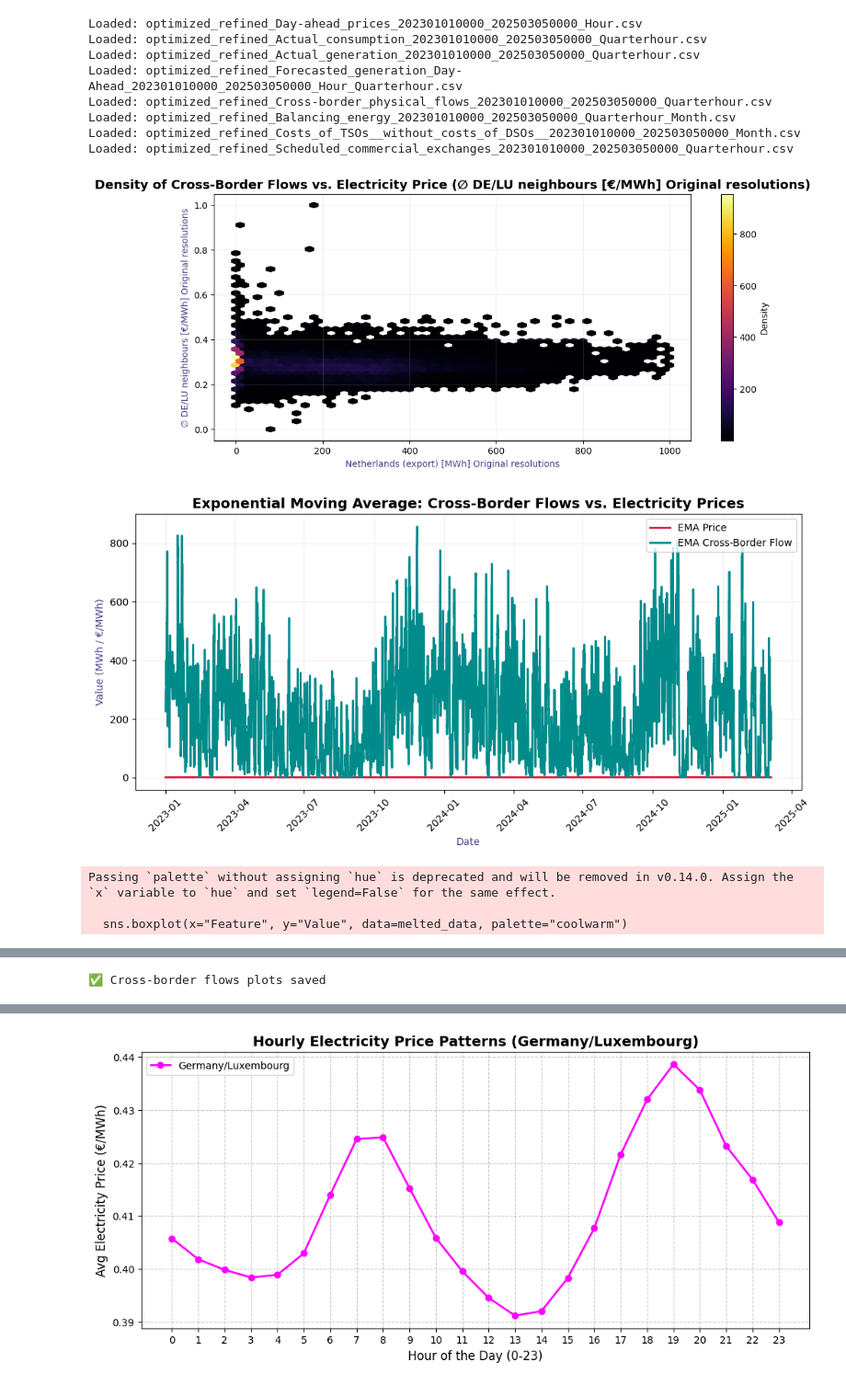
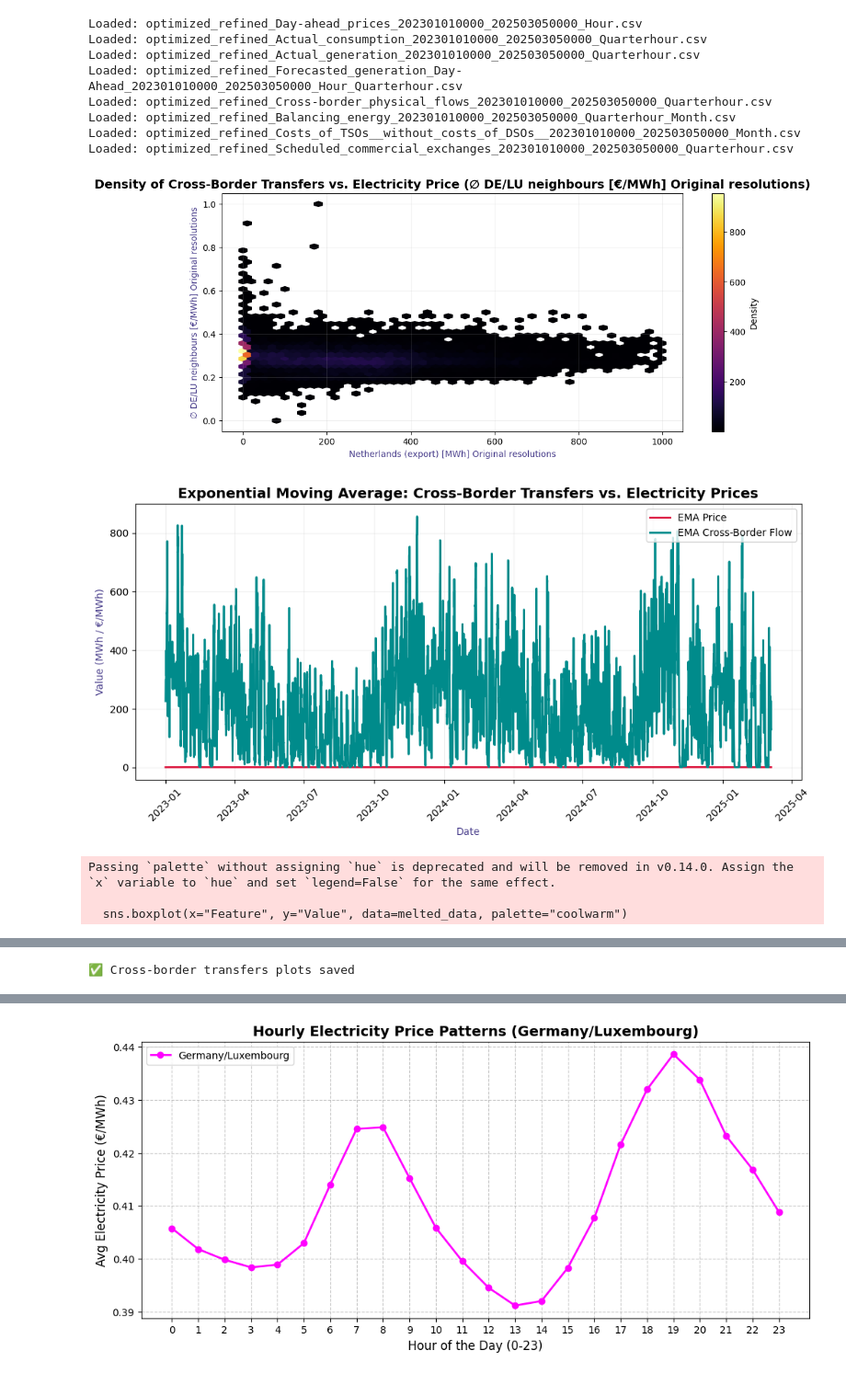
Before and after one commit to devxplorer1089/WattTheForecast, a Jupyter notebook: notebooks/exploratory_data_anaysis.ipynb, the cells around one changed output, grey strips where cells are left out. Shown at 92% size. Drawn from its saved outputs; the diff is of its cells as text; code cells hidden in the pictures.

```diff
--- a/notebooks/exploratory_data_anaysis.ipynb
+++ b/notebooks/exploratory_data_anaysis.ipynb
@@ -54,7 +54,7 @@ Loaded: optimized_refined_Balancing_energy_202301010000_202503050000_Quarterhour
 Loaded: optimized_refined_Costs_of_TSOs__without_costs_of_DSOs__202301010000_202503050000_Month.csv
 Loaded: optimized_refined_Scheduled_commercial_exchanges_202301010000_202503050000_Quarterhour.csv
 # %%
-### --- Cross-border flows vs price --- ###
+### --- Cross-border transfers vs price --- ###
 
 # Convert time column to datetime
 df_cross_border["Start date"] = pd.to_datetime(df_cross_border["Start date"], errors="coerce")
@@ -83,48 +83,48 @@ plt.hexbin(
 plt.colorbar(label="Density")
 plt.xlabel(selected_flow, color="#483D8B")
 plt.ylabel(selected_price, color="#483D8B")
-plt.title(f"Density of Cross-Border Flows vs. Electricity Price ({selected_price})", fontsize=14, fontweight="bold")
+plt.title(f"Density of Cross-Border Transfers vs. Electricity Price ({selected_price})", fontsize=14, fontweight="bold")
 plt.grid(alpha=0.2)
-plt.savefig(os.path.join(PLOTS_DIR, "cross_border_flows_vs_price_density.png"), dpi=300, bbox_inches="tight")
+plt.savefig(os.path.join(PLOTS_DIR, "cross_border_transfers_vs_price_density.png"), dpi=300, bbox_inches="tight")
 plt.show()
 plt.close()
 
 # 📌 **2️⃣ Exponential Moving Average (EMA) for Trends**
 df_combined["EMA_Price"] = df_combined[selected_price].ewm(span=12, adjust=False).mean()
 df_combined["EMA_Flow"] = df_combined[selected_flow].ewm(span=12, adjust=False).mean()
 
 plt.figure(figsize=(12, 5))
 plt.plot(df_combined["Start date"], df_combined["EMA_Price"], label="EMA Price", color="#DC143C", linewidth=2)
 plt.plot(df_combined["Start date"], df_combined["EMA_Flow"], label="EMA Cross-Border Flow", color="#008B8B", linewidth=2)
 
 plt.xlabel("Date", color="#483D8B")
 plt.ylabel("Value (MWh / €/MWh)", color="#483D8B")
-plt.title("Exponential Moving Average: Cross-Border Flows vs. Electricity Prices", fontsize=14, fontweight="bold")
+plt.title("Exponential Moving Average: Cross-Border Transfers vs. Electricity Prices", fontsize=14, fontweight="bold")
 plt.legend()
 plt.grid(alpha=0.2)
 plt.xticks(rotation=45)
-plt.savefig(os.path.join(PLOTS_DIR, "cross_border_flows_vs_price_ema.png"), dpi=300, bbox_inches="tight")
+plt.savefig(os.path.join(PLOTS_DIR, "cross_border_transfers_vs_price_ema.png"), dpi=300, bbox_inches="tight")
 plt.show()
 plt.close()
 
 # 📌 **3️⃣ Boxplot for Distribution Analysis**
 melted_data = df_combined.melt(id_vars=["Start date"], value_vars=price_cols + flow_cols, var_name="Feature", value_name="Value")
 
 plt.figure(figsize=(14, 6))
 sns.boxplot(x="Feature", y="Value", data=melted_data, palette="coolwarm")
 plt.xticks(rotation=45, ha="right")
 plt.xlabel("Electricity Market Features", color="#483D8B")
 plt.ylabel("Value Distribution", color="#483D8B")
-plt.title("Distribution of Prices and Cross-Border Flows", fontsize=14, fontweight="bold")
+plt.title("Distribution of Prices and Cross-Border Transfers", fontsize=14, fontweight="bold")
 plt.grid(alpha=0.2)
-plt.savefig(os.path.join(PLOTS_DIR, "cross_border_flows_vs_price_boxplot.png"), dpi=300, bbox_inches="tight")
+plt.savefig(os.path.join(PLOTS_DIR, "cross_border_transfers_vs_price_boxplot.png"), dpi=300, bbox_inches="tight")
 plt.show()
 plt.close()
 
-print("✅ Cross-border flows plots saved")
+print("✅ Cross-border transfers plots saved")
 # %% [output]
-[figure, old version]
+[figure, new version]
-[figure, old version]
+[figure, new version]
 Passing `palette` without assigning `hue` is deprecated and will be removed in v0.14.0. Assign the `x` variable to `hue` and set `legend=False` for the same effect.
 
   sns.boxplot(x="Feature", y="Value", data=melted_data, palette="coolwarm")
@@ -132,2 +132,2 @@ Passing `palette` without assigning `hue` is deprecated and will be removed in v
-✅ Cross-border flows plots saved
+✅ Cross-border transfers plots saved
 # %%
```
Also changed, not shown: parts of 9 cells of this notebook, 26 other files.
